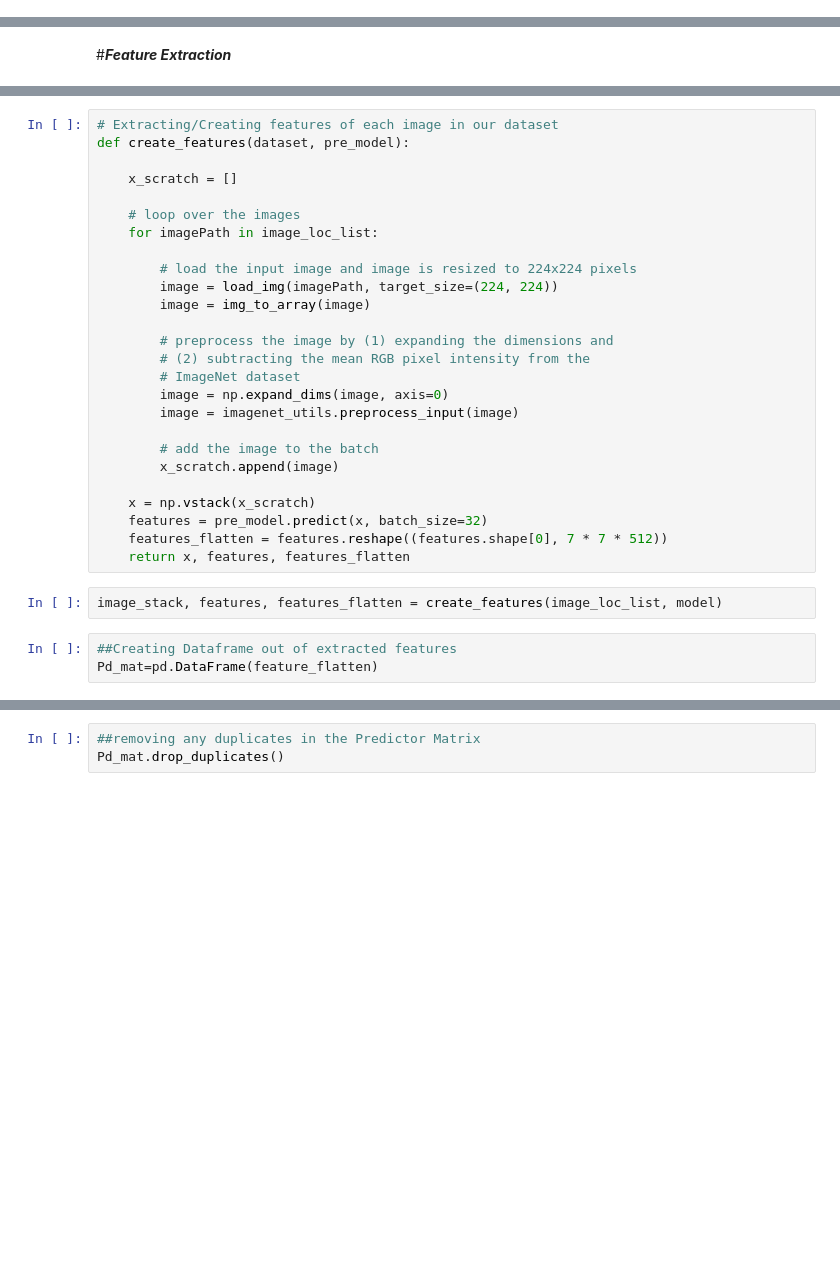
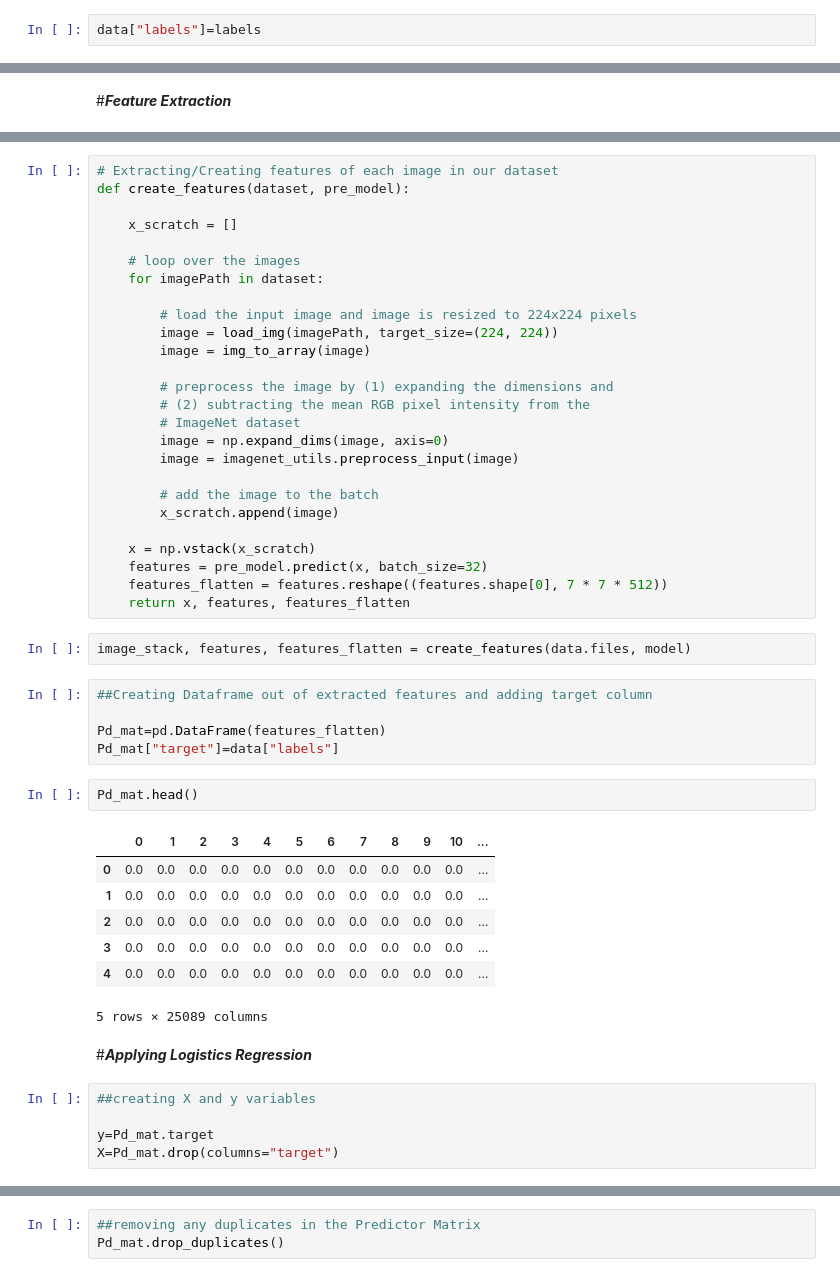
Before and after one commit to pankajrana1111/Image-Classification, a Jupyter notebook: Capstone_Project.ipynb, the cells around one changed output, grey strips where cells are left out. Saved outputs shown, nothing was run; the diff lists cells and outputs as text; blank space fills up the shorter version.

```diff
--- a/Capstone_Project.ipynb
+++ b/Capstone_Project.ipynb
@@ -113,0 +106,2 @@ show_imgs(image_loc_list)
+# %%
+data["labels"]=labels
@@ -145,7 +123,7 @@ def create_features(dataset, pre_model):
     x_scratch = []
 
     # loop over the images
-    for imagePath in image_loc_list:
+    for imagePath in dataset:
 
         # load the input image and image is resized to 224x224 pixels
         image = load_img(imagePath, target_size=(224, 224))
@@ -165,7 +143,26 @@ def create_features(dataset, pre_model):
     features_flatten = features.reshape((features.shape[0], 7 * 7 * 512))
     return x, features, features_flatten
 # %%
-image_stack, features, features_flatten = create_features(image_loc_list, model)
+image_stack, features, features_flatten = create_features(data.files, model)
 # %%
-##Creating Dataframe out of extracted features
-Pd_mat=pd.DataFrame(feature_flatten)
+##Creating Dataframe out of extracted features and adding target column
+
+Pd_mat=pd.DataFrame(features_flatten)
+Pd_mat["target"]=data["labels"]
+# %%
+Pd_mat.head()
+# %% [output]
+|  | 0 | 1 | 2 | 3 | 4 | 5 | 6 | 7 | 8 | 9 | 10 | ... |
+| 0 | 0.0 | 0.0 | 0.0 | 0.0 | 0.0 | 0.0 | 0.0 | 0.0 | 0.0 | 0.0 | 0.0 | ... |
+| 1 | 0.0 | 0.0 | 0.0 | 0.0 | 0.0 | 0.0 | 0.0 | 0.0 | 0.0 | 0.0 | 0.0 | ... |
+| 2 | 0.0 | 0.0 | 0.0 | 0.0 | 0.0 | 0.0 | 0.0 | 0.0 | 0.0 | 0.0 | 0.0 | ... |
+| 3 | 0.0 | 0.0 | 0.0 | 0.0 | 0.0 | 0.0 | 0.0 | 0.0 | 0.0 | 0.0 | 0.0 | ... |
+| 4 | 0.0 | 0.0 | 0.0 | 0.0 | 0.0 | 0.0 | 0.0 | 0.0 | 0.0 | 0.0 | 0.0 | ... |
+5 rows × 25089 columns
+# %% [markdown]
+#***Applying Logistics Regression***
+# %%
+##creating X and y variables
+
+y=Pd_mat.target
+X=Pd_mat.drop(columns="target")
```
Also changed, not shown: parts of 28 cells of this notebook.
